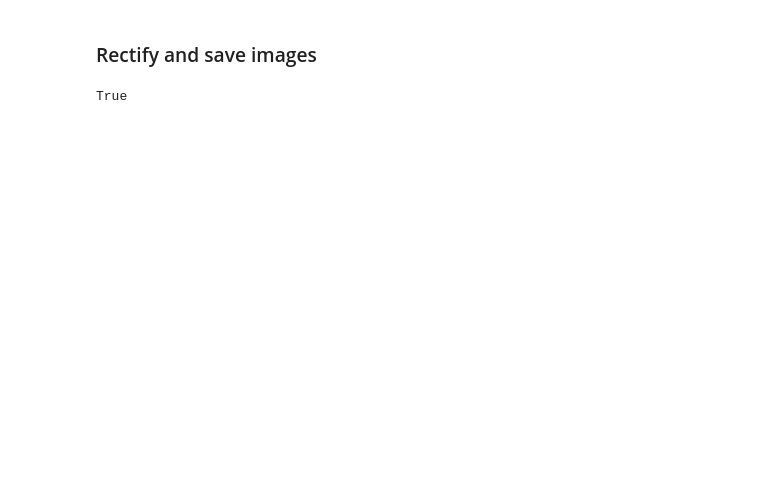
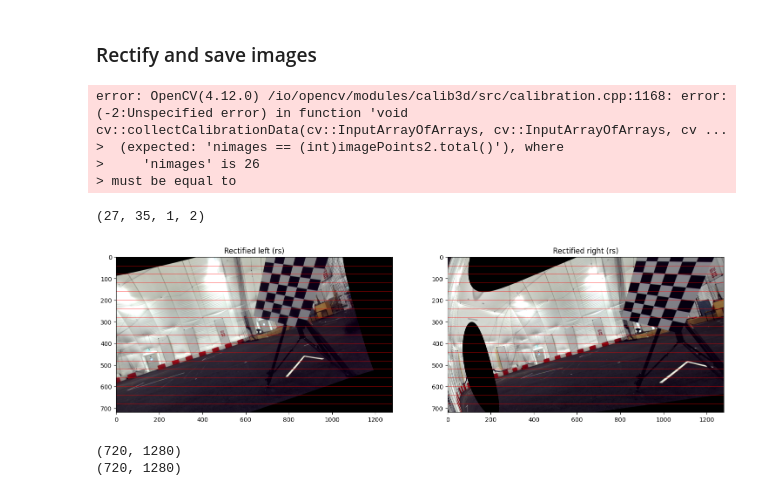
Before and after one commit to kerickwalker/pfas, a Jupyter notebook: final_proj/final_proj_k.ipynb, the cells around one changed output. Drawn from its saved outputs; the diff is of its cells as text; code cells hidden in the pictures; blank space fills up the shorter version.

Commit message:
end of day 12.11.2026. 16:00 checkboard is not detected in the same sequence pair from left and right, so sterecalibrate turns out error

```diff
--- a/final_proj/final_proj_k.ipynb
+++ b/final_proj/final_proj_k.ipynb
@@ -209,27 +190,87 @@ print(dist_right)
 # %% [markdown]
 ### Rectify and save images
+# %%
+seq = 10
+
+img = cv2.imread(left_img_calib[seq])
+gray = cv2.cvtColor(img, cv2.COLOR_BGR2GRAY)
+image_size = gray.shape[::-1]  # (w, h)
+#objectPoints, imagePoints1, imagePoints2, cameraMatrix1, distCoeffs1, cameraMatrix2, distCoeffs2, imageSize
+ret, mtx_l, dist_l, mtx_r, dist_r, R, T, E, F = cv2.stereoCalibrate(
+    objpoints_left,
+    imgpoints_left,
+    imgpoints_right,
+    mtx_left, dist_left,
+    mtx_right, dist_right,
+    image_size
+)
+
+print("Rotation matrix:")
+print(R)
+print("Translation")
+print(T)
+
+#cameraMatrix1, distCoeffs1, cameraMatrix2, distCoeffs2, imageSize, R, T
+R1, R2, P1, P2, Q, roi_l, roi_r = cv2.stereoRectify(
+    mtx_l, dist_l, mtx_r, dist_r, image_size, R, T
+)
+
+map_l = cv2.initUndistortRectifyMap(mtx_l, dist_l, R1, P1, image_size, cv2.CV_32FC1)
+map_r = cv2.initUndistortRectifyMap(mtx_r, dist_r, R2, P2, image_size, cv2.CV_32FC1)
+
+img_l = cv2.imread(left_img_calib[seq])
+img_r = cv2.imread(right_img_calib[seq])
+
+rect_l = cv2.remap(img_l, *map_l, cv2.INTER_LINEAR)
+rect_r = cv2.remap(img_r, *map_r, cv2.INTER_LINEAR)
+# %% [output]
+error: OpenCV(4.12.0) /io/opencv/modules/calib3d/src/calibration.cpp:1168: error: (-2:Unspecified error) in function 'void cv::collectCalibrationData(cv::InputArrayOfArrays, cv::InputArrayOfArrays, cv ...
+>  (expected: 'nimages == (int)imagePoints2.total()'), where
+>     'nimages' is 26
+> must be equal to
+# %%
+print(np.shape(imgpoints_right))
+# %% [output]
+(27, 35, 1, 2)
+# %%
+fig, ax = plt.subplots(nrows=1, ncols=2, figsize=(18, 18))
+ax[0].imshow(rect_l[..., [2, 1, 0]])
+ax[0].set_title("Rectified left (rs)")
+ax[1].imshow(rect_r[..., [2, 1, 0]])
+ax[1].set_title("Rectified right (rs)")
+
+for y in range(0, rect_l.shape[0], 40):
+    ax[0].axhline(y, color="r", linewidth=0.5)
+    ax[1].axhline(y, color="r", linewidth=0.5)
+# %% [output]
+[figure, added]
 # %%
 # sanity check
 
-seq = 20
-img_l = cv2.imread(left_img_calib[seq], 0)
-img_r = cv2.imread(right_img_calib[seq], 0)
+seq = 3
+img_l = cv2.imread(left_img_calib[seq])
+img_r = cv2.imread(right_img_calib[seq])
 image_size = img.shape[::-1]  # (w, h)
+
+img_l = cv2.cvtColor(img_l, cv2.COLOR_BGR2GRAY)
+img_r = cv2.cvtColor(img_r, cv2.COLOR_BGR2GRAY)
 
 # undistort
 dst_left = cv2.undistort(img_l, mtx_left, dist_left, None, newcameramtx_left)
 
 # crop the image
 x, y, w, h = roi_left
-dst_left = dst_left[y:y+h, x:x+w]
+#dst_left = dst_left[y:y+h, x:x+w]
 cv2.imwrite('calibresult_l.png', dst_left)
-
+print(dst_left.shape)
 # undistort
 dst_right = cv2.undistort(img_r, mtx_right, dist_right, None, newcameramtx_right)
 
 # crop the image
 x, y, w, h = roi_right
-dst_right = dst_right[y:y+h, x:x+w]
+#dst_right = dst_right[y:y+h, x:x+w]
 cv2.imwrite('calibresult_r.png', dst_right)
+print(dst_right.shape)
 # %% [output]
-True
+(720, 1280)
+(720, 1280)
```
Also changed, not shown: parts of 7 cells of this notebook.
